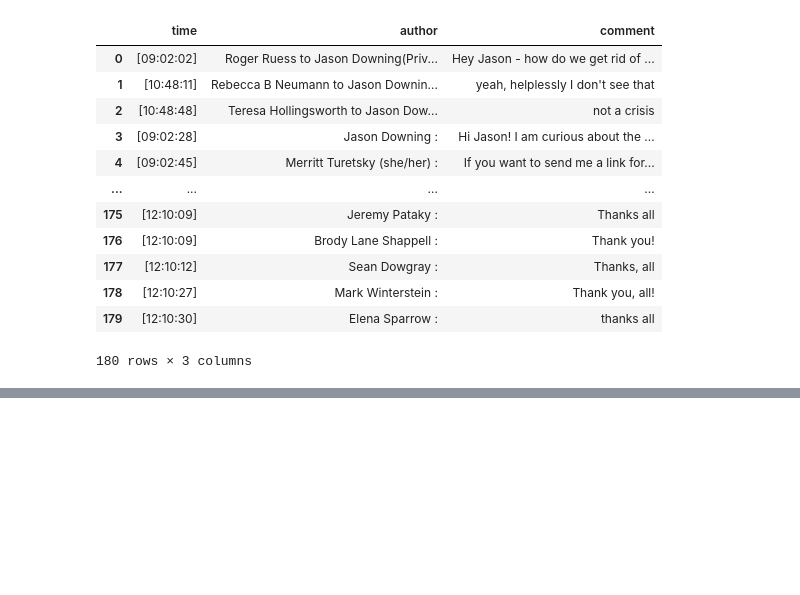
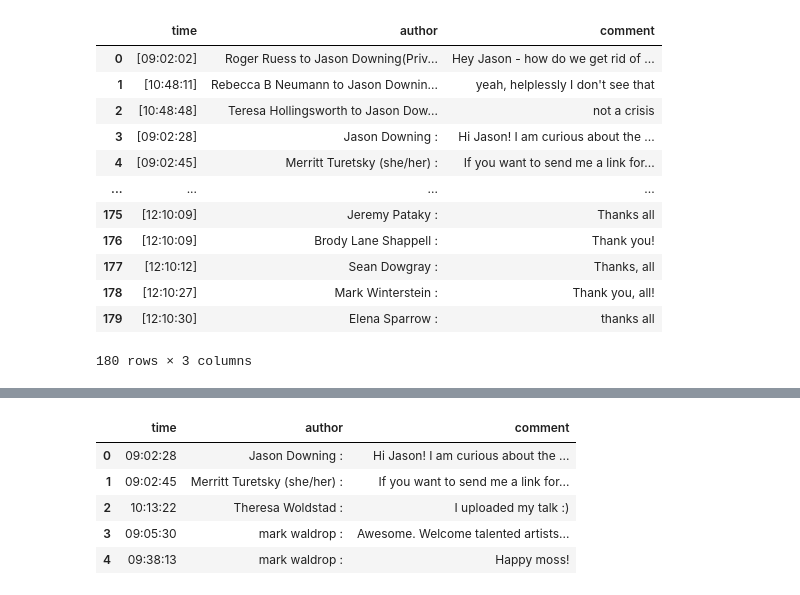
Before and after one commit to LVParkinson/BNZ_2020_ZoomNLP, a Jupyter notebook: Zoom_NLP.ipynb, the cells around one changed output, grey strips where cells are left out. Drawn from its saved outputs; the diff is of its cells as text; code cells hidden in the pictures; blank space fills up the shorter version.

```diff
--- a/Zoom_NLP.ipynb
+++ b/Zoom_NLP.ipynb
@@ -196,0 +177,12 @@ bnz1_df
+# %%
+#remove private messages
+bnz1_df = bnz1_df[~bnz1_df['author'].str.contains("Privately")].reset_index(drop=True)
+
+bnz1_df.head()
+# %% [output]
+|  | time | author | comment |
+| 0 | 09:02:28 | Jason Downing : | Hi Jason! I am curious about the ... |
+| 1 | 09:02:45 | Merritt Turetsky (she/her) : | If you want to send me a link for... |
+| 2 | 10:13:22 | Theresa Woldstad : | I uploaded my talk :) |
+| 3 | 09:05:30 | mark waldrop : | Awesome. Welcome talented artists... |
+| 4 | 09:38:13 | mark waldrop : | Happy moss! |
```
Also changed, not shown: parts of 6 cells of this notebook.
